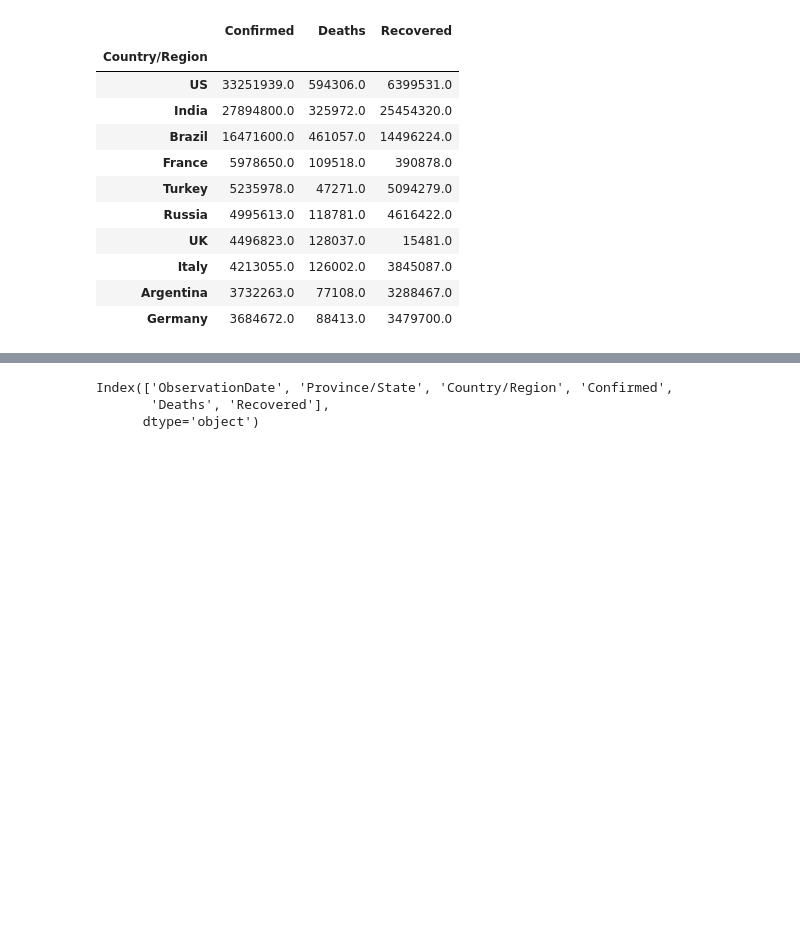
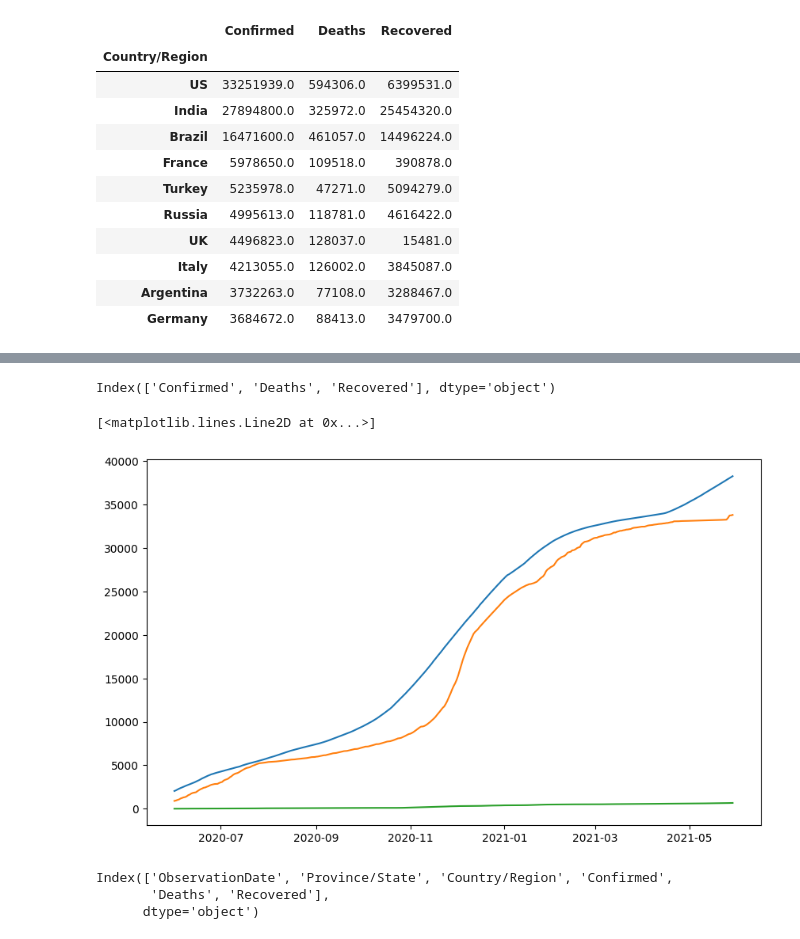
Before and after one commit to Swift-ya/data_analytics, a Jupyter notebook: 6_covid.ipynb, the cells around one changed output, grey strips where cells are left out. Drawn from its saved outputs; the diff is of its cells as text; code cells hidden in the pictures; blank space fills up the shorter version.

```diff
--- a/6_covid.ipynb
+++ b/6_covid.ipynb
@@ -247,0 +291,4 @@ cpd_data.head(10)
+# %%
+# анализируем данные по россии
+ru_data = cpd_data.loc["Russia", :]
+ru_data.head()
@@ -248,3 +303,18 @@ cpd_data.head(10)
+# %%
+# визуализация по РС(Я)
+ykt_data = ru_data.loc['Sakha (Yakutiya) Republic', :]
+# ykt_data.head()
+ykt_data.columns
+# %% [output]
+Index(['Confirmed', 'Deaths', 'Recovered'], dtype='object')
+# %%
+plt.figure(figsize=(10, 6))
+plt.plot(ykt_data.index, ykt_data['Confirmed'])
+plt.plot(ykt_data.index, ykt_data['Recovered'])
+plt.plot(ykt_data.index, ykt_data['Deaths'])
+# %% [output]
+[<matplotlib.lines.Line2D at 0x...>]
+[figure, added]
 # %%
 df_1.columns
 # %% [output]
```
Also changed, not shown: parts of 8 cells of this notebook, 3 other files.
